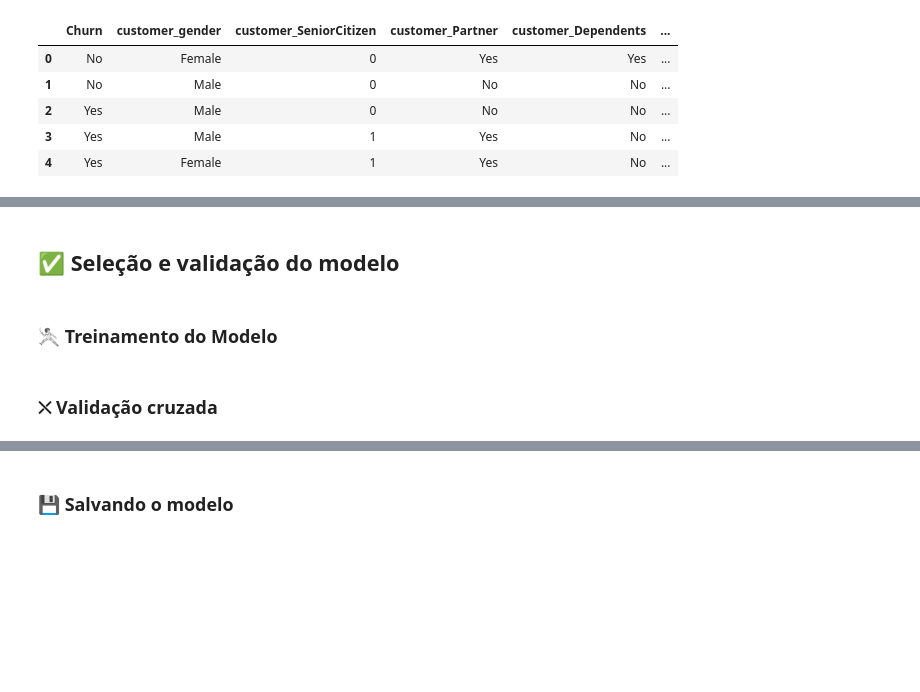
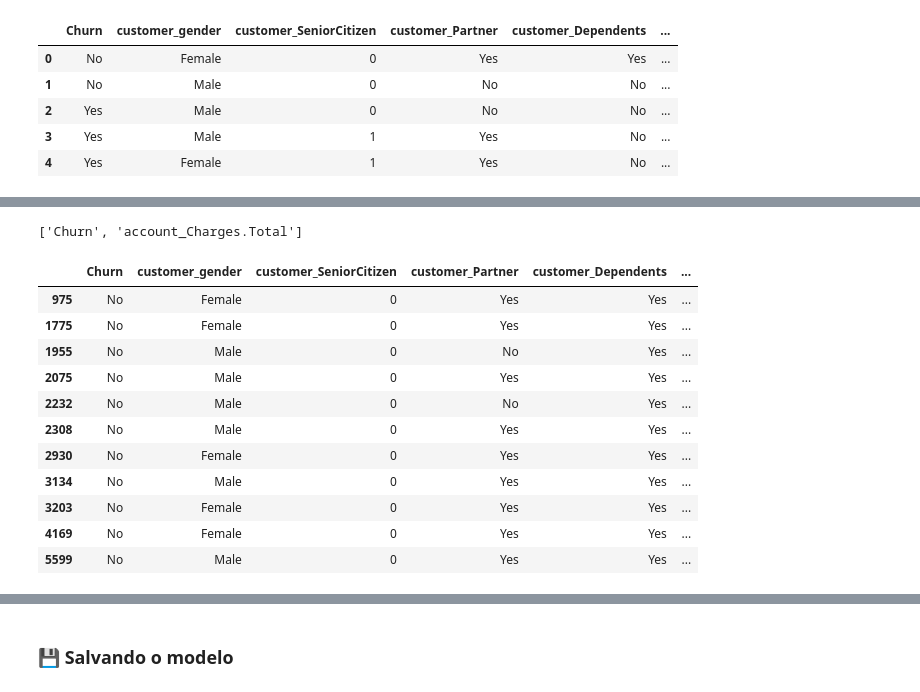
Before and after one commit to lfa-systems/Telecom-X-Parte-2, a Jupyter notebook: TelecomX_BR_Parte2.ipynb, the cells around one changed output, grey strips where cells are left out. Cells and saved outputs as stored; diff of their text form; code cells hidden in the pictures; blank space fills up the shorter version.

```diff
--- a/TelecomX_BR_Parte2.ipynb
+++ b/TelecomX_BR_Parte2.ipynb
@@ -157,6 +137,27 @@ df.head()
-# %% [markdown]
-## ✅ Seleção e validação do modelo
-# %% [markdown]
-### 🤺 Treinamento do Modelo
-# %% [markdown]
-### ⛌ Validação cruzada
+# %%
+# Verificar colunas com valores vazio
+mascara_espaco = (df.isin(['',' ']))
+colunas_com_espaco_booleano = mascara_espaco.any(axis=0)
+colunas_com_espaco = colunas_com_espaco_booleano[colunas_com_espaco_booleano].index.tolist()
+colunas_com_espaco
+# %% [output]
+['Churn', 'account_Charges.Total']
+# %%
+# Assumir Churn '' como não
+df.loc[df['Churn'] == '', 'Churn'] = 'No'
+# %%
+# Assumir que seja clientes novos estão sem valor de account_Charges.Total
+df[(df['account_Charges.Total'] == '') | (df['account_Charges.Total'] == ' ')]
+# %% [output]
+|  | Churn | customer_gender | customer_SeniorCitizen | customer_Partner | customer_Dependents | ... |
+| 975 | No | Female | 0 | Yes | Yes | ... |
+| 1775 | No | Female | 0 | Yes | Yes | ... |
+| 1955 | No | Male | 0 | No | Yes | ... |
+| 2075 | No | Male | 0 | Yes | Yes | ... |
+| 2232 | No | Male | 0 | No | Yes | ... |
+| 2308 | No | Male | 0 | Yes | Yes | ... |
+| 2930 | No | Female | 0 | Yes | Yes | ... |
+| 3134 | No | Male | 0 | Yes | Yes | ... |
+| 3203 | No | Female | 0 | Yes | Yes | ... |
+| 4169 | No | Female | 0 | Yes | Yes | ... |
+| 5599 | No | Male | 0 | Yes | Yes | ... |
```
Also changed, not shown: parts of 58 cells of this notebook.
